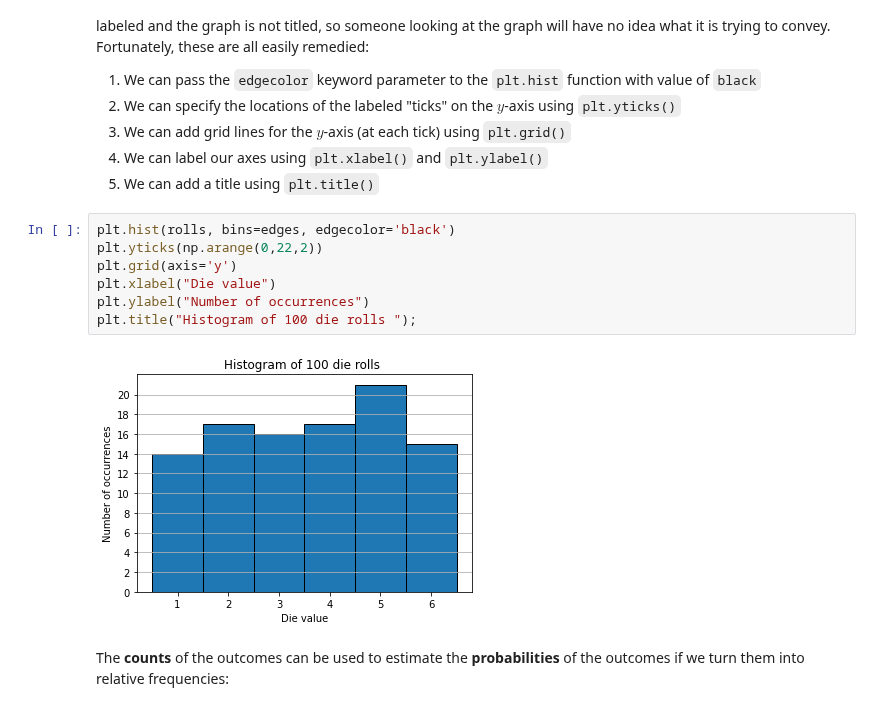
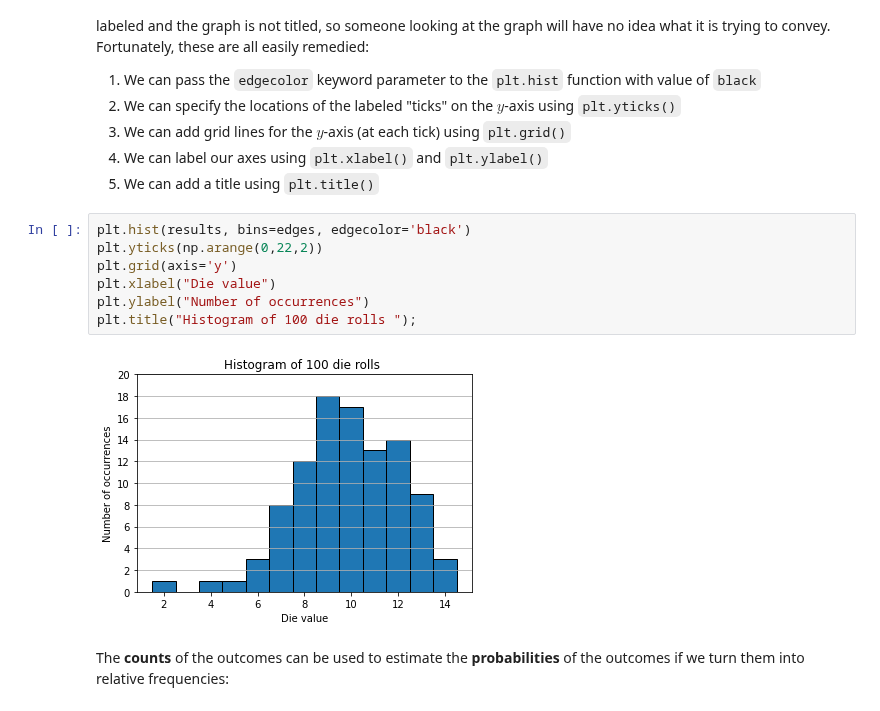
Before and after one commit to tangchen/Foundations-of-Data-Science-with-Python, a Jupyter notebook: _sources/02/first-stats-sims.ipynb, the cells around one changed output. Drawn from its saved outputs; the diff is of its cells as text.

```diff
--- a/_sources/02/first-stats-sims.ipynb
+++ b/_sources/02/first-stats-sims.ipynb
@@ -215,14 +217,14 @@ This graph is not ideal for a variety of reasons. First, all the bars run togeth
 1. We can label our axes using `plt.xlabel()` and `plt.ylabel()`
 1. We can add a title using `plt.title()`
 # %%
-plt.hist(rolls, bins=edges, edgecolor='black')
+plt.hist(results, bins=edges, edgecolor='black')
 plt.yticks(np.arange(0,22,2))
 plt.grid(axis='y')
 plt.xlabel("Die value")
 plt.ylabel("Number of occurrences")
 plt.title("Histogram of 100 die rolls ");
 # %% [output]
-[figure, old version]
+[figure, new version]
 # %% [markdown]
 The **counts** of the outcomes can be used to estimate the **probabilities** of the outcomes if we turn them into relative frequencies:
 # %% [markdown]
```
Also changed, not shown: parts of 9 cells of this notebook, 8 other files.
